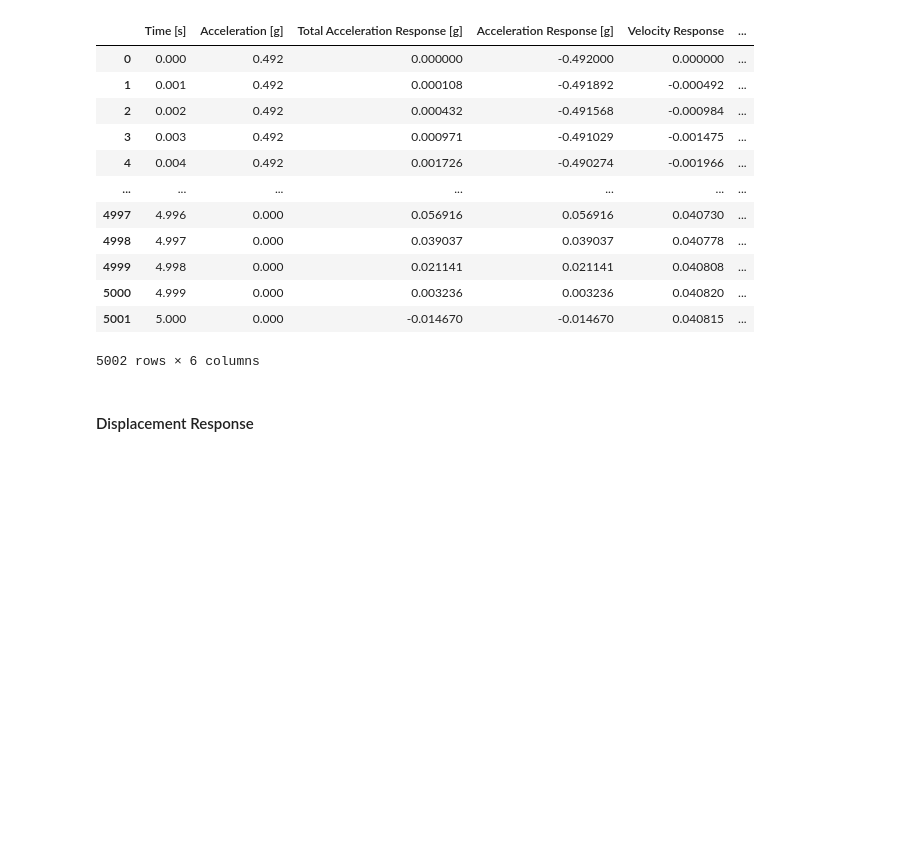
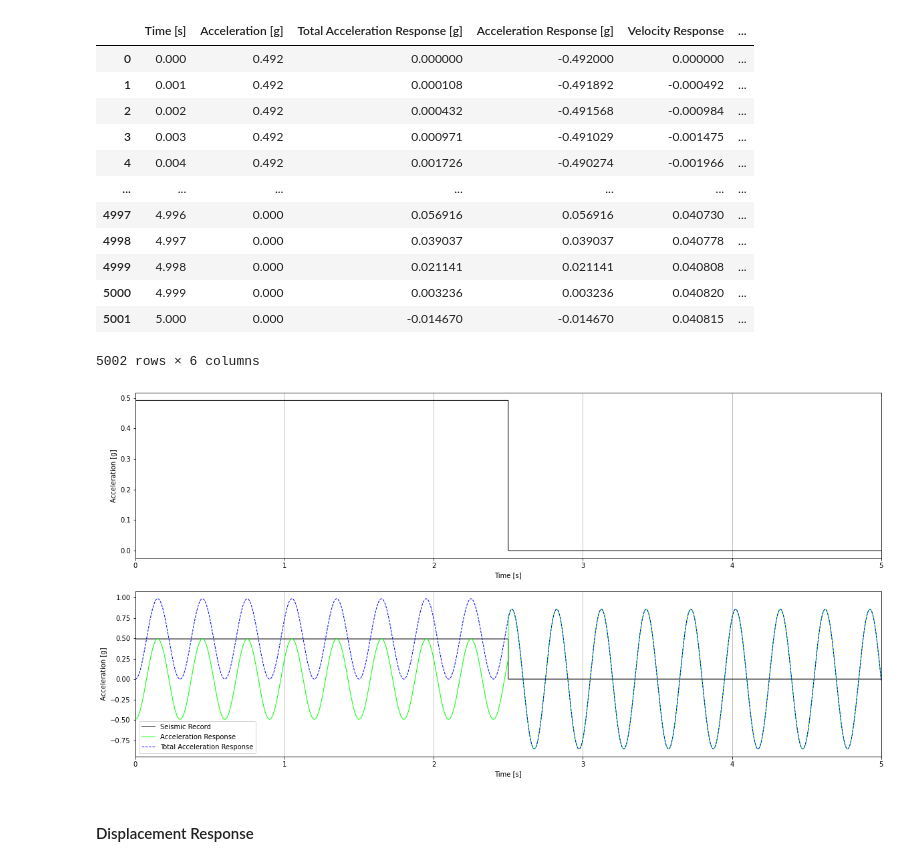
Before and after one commit to LuisGonzalo-Villamarin/Repo_Seismic_Desing, a Jupyter notebook: examples/Example_Free_motion.ipynb, the cells around one changed output. Saved outputs shown, nothing was run; the diff lists cells and outputs as text; code cells hidden in the pictures; blank space fills up the shorter version.

```diff
--- a/examples/Example_Free_motion.ipynb
+++ b/examples/Example_Free_motion.ipynb
@@ -464,38 +464,9 @@ REC
 # %% [markdown]
 #### Solution
 # %%
-w = (2*np.pi)/T
-k = ((2*np.pi)/T)**(2)*M
-xo = 0
-xvo = 0
-
-xvn = xvo
-xn = xo
-xao = (-SG[0] * M - 2*zi*w*M*xvo -w**(2)*xo) * 1/M
-
-print(len(SG))
-
-xn1 = np.zeros(len(SG))
-xvn1 = np.zeros(len(SG))
-xan1 = np.zeros(len(SG))
-at = np.zeros(len(SG))
-
-xan = xao
-
-xan1[0] = xao
-xvn1[0] = xvo
-xn1[0] = xo
-
-for i in np.arange(1, len(SG),1):
-    xn1[i] = xn + dt*xvn + (dt**2)/2*xan
-    xan1[i] = 1 / (M + (1/2)*(2*zi*w*M*dt)) * (-SG[i]*M - k*xn1[i] - 2*zi*w*M*(xvn + dt*(1 - 1/2)*xan))
-    xvn1[i] = xvn + dt*((1-1/2)*xan + (1/2)*xan1[i])
-    at[i] = SG[i] + xan1[i]
-
-    xan = xan1[i]
-    xvn = xvn1[i]
-    xn = xn1[i]
-
+Resul_Bnewmark = Step_by_Step_BNewmark(T = T,M = M,zi = zi,accel_record= SG,vector_time= TI,
+                                       colorSeism=(0,0,0), colorRaccel= (0,1,0), colorRTaccel= (0,0,1))
+at, xan1, xvn1, xn1 = Resul_Bnewmark.Bnewmark_Jr()
 
 xan1_df = pd.DataFrame(xan1, columns=['Acceleration Response [g]'])
 xvn1_df = pd.DataFrame(xvn1, columns=['Velocity Response'])
@@ -519,6 +490,10 @@ Resul
 | 5000 | 4.999 | 0.000 | 0.003236 | 0.003236 | 0.040820 | ... |
 | 5001 | 5.000 | 0.000 | -0.014670 | -0.014670 | 0.040815 | ... |
 5002 rows × 6 columns
+# %%
+Resul_Bnewmark.plot_seis_Raccel(xan1, at)
+# %% [output]
+[figure, added]
 # %% [markdown]
 #### Displacement Response
 # %%
```
Also changed, not shown: parts of 4 cells of this notebook, 2 other files.
